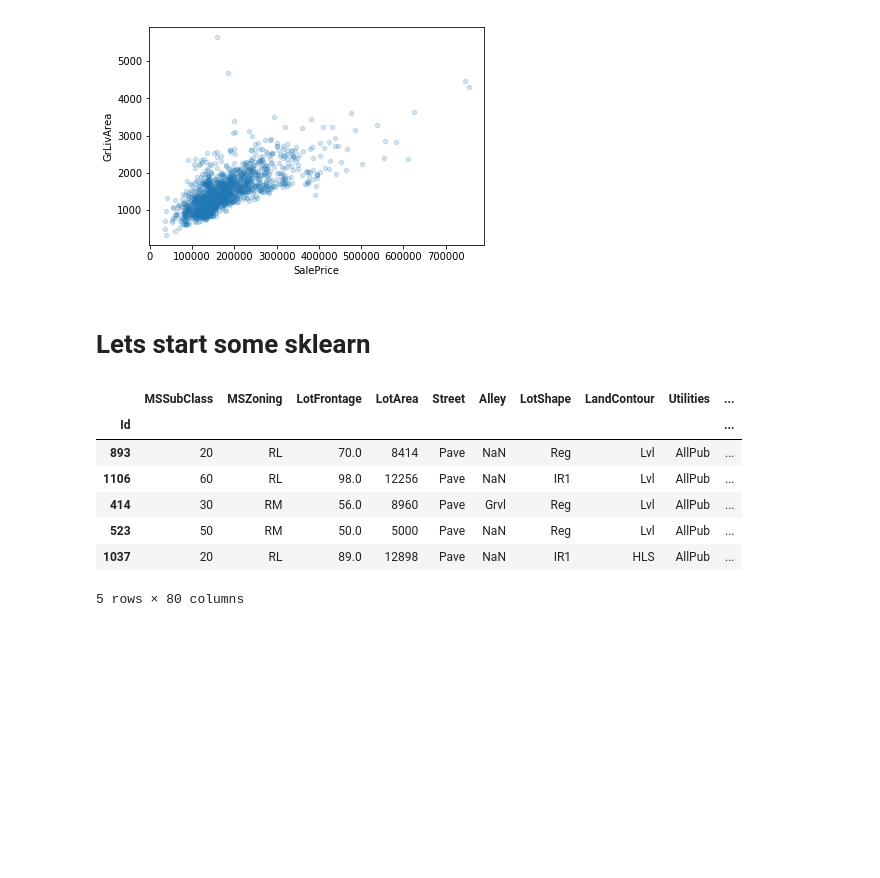
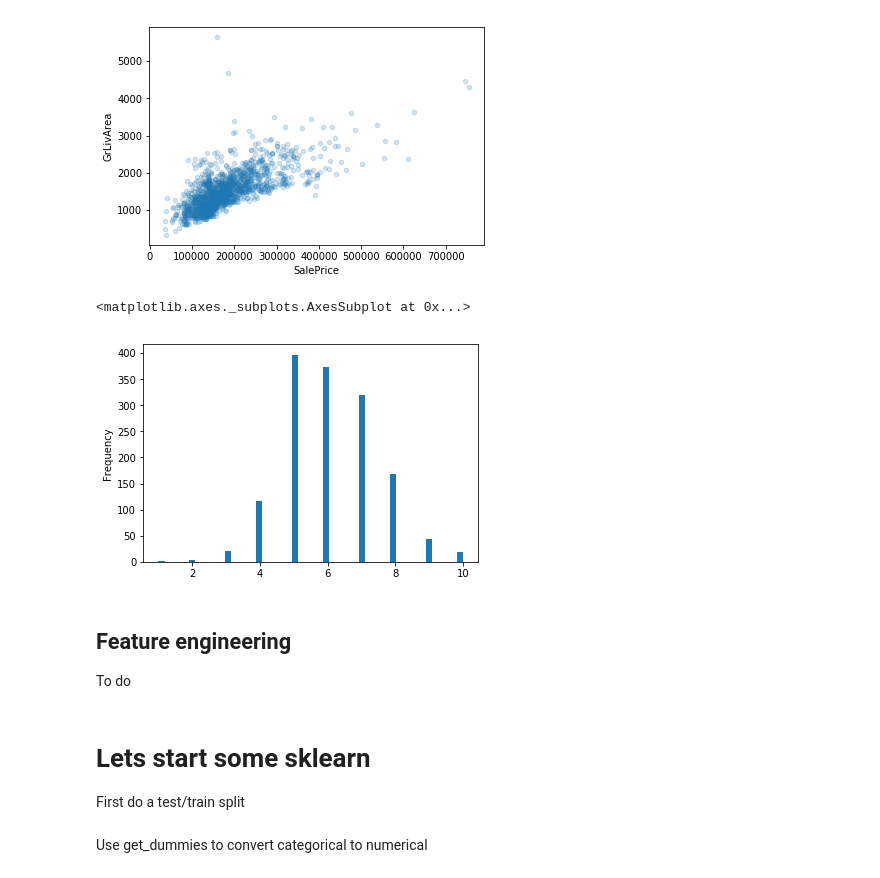
Before and after one commit to afcarl/kaggle-house-prices, a Jupyter notebook: Robin kaggle house price.ipynb, the cells around one changed output. Saved outputs shown, nothing was run; the diff lists cells and outputs as text; code cells hidden in the pictures; blank space fills up the shorter version.

```diff
--- a/Robin kaggle house price.ipynb
+++ b/Robin kaggle house price.ipynb
@@ -71,18 +116,18 @@ housing.plot(kind="scatter", x="SalePrice", y="GrLivArea", alpha=0.2)
 plt.show()
 # %% [output]
 [figure]
+# %%
+housing['OverallQual'].plot.hist(bins=50)
+# %% [output]
+<matplotlib.axes._subplots.AxesSubplot at 0x...>
+[figure, added]
+# %% [markdown]
+## Feature engineering
+To do
 # %% [markdown]
 # Lets start some sklearn
+First do a test/train split
 # %%
 train_set, test_set = train_test_split(housing, test_size=0.2, random_state=42)
-# %%
-test_set.head()
-# %% [output]
-|  | MSSubClass | MSZoning | LotFrontage | LotArea | Street | Alley | LotShape | LandContour | Utilities | ... |
-| Id |  |  |  |  |  |  |  |  |  | ... |
-| 893 | 20 | RL | 70.0 | 8414 | Pave | NaN | Reg | Lvl | AllPub | ... |
-| 1106 | 60 | RL | 98.0 | 12256 | Pave | NaN | IR1 | Lvl | AllPub | ... |
-| 414 | 30 | RM | 56.0 | 8960 | Pave | Grvl | Reg | Lvl | AllPub | ... |
-| 523 | 50 | RM | 50.0 | 5000 | Pave | NaN | Reg | Lvl | AllPub | ... |
-| 1037 | 20 | RL | 89.0 | 12898 | Pave | NaN | IR1 | HLS | AllPub | ... |
-5 rows × 80 columns
+# %% [markdown]
+Use get_dummies to convert categorical to numerical
```
Also changed, not shown: parts of 13 cells of this notebook.
